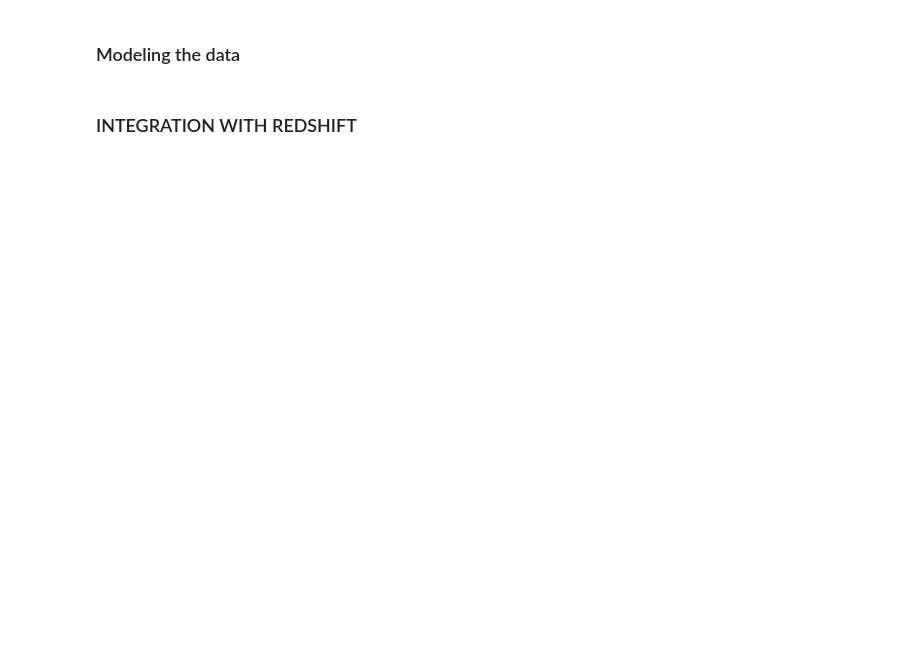
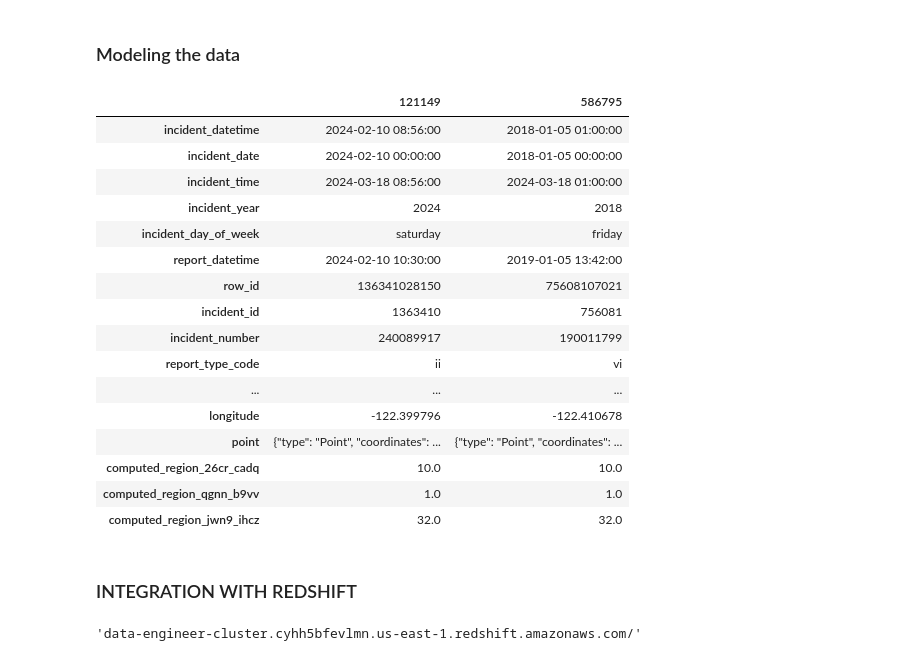
Before and after one commit to AlejandroGiorgio/DE_project, a Jupyter notebook: etl.ipynb, the cells around one changed output. Drawn from its saved outputs; the diff is of its cells as text; code cells hidden in the pictures; blank space fills up the shorter version.

```diff
--- a/etl.ipynb
+++ b/etl.ipynb
@@ -70,6 +74,26 @@ df.columns = df.columns.str.replace(':', '')
 df.columns = df.columns.str.replace('@', '')
 # %%
 df['point'] = df['point'].apply(json.dumps)
+# %%
+df.sample(2).transpose()
+# %% [output]
+|  | 121149 | 586795 |
+| incident_datetime | 2024-02-10 08:56:00 | 2018-01-05 01:00:00 |
+| incident_date | 2024-02-10 00:00:00 | 2018-01-05 00:00:00 |
+| incident_time | 2024-03-18 08:56:00 | 2024-03-18 01:00:00 |
+| incident_year | 2024 | 2018 |
+| incident_day_of_week | saturday | friday |
+| report_datetime | 2024-02-10 10:30:00 | 2019-01-05 13:42:00 |
+| row_id | 136341028150 | 75608107021 |
+| incident_id | 1363410 | 756081 |
+| incident_number | 240089917 | 190011799 |
+| report_type_code | ii | vi |
+| ... | ... | ... |
+| longitude | -122.399796 | -122.410678 |
+| point | {"type": "Point", "coordinates": ... | {"type": "Point", "coordinates": ... |
+| computed_region_26cr_cadq | 10.0 | 10.0 |
+| computed_region_qgnn_b9vv | 1.0 | 1.0 |
+| computed_region_jwn9_ihcz | 32.0 | 32.0 |
 # %% [markdown]
 ### INTEGRATION WITH REDSHIFT
 # %%
@@ -84,6 +108,10 @@ dbname = os.environ["REDSHIFT_DATABASE"]
 user = os.environ["REDSHIFT_USER"]
 password = os.environ["REDSHIFT_PWD"]
 port = os.environ["REDSHIFT_PORT"]
+# %%
+host
+# %% [output]
+'data-engineer-cluster.cyhh5bfevlmn.us-east-1.redshift.amazonaws.com/'
 # %%
 # Create a connection to Redshift
 conn = psycopg2.connect(
```
Also changed, not shown: parts of 3 cells of this notebook, 1 other file.
